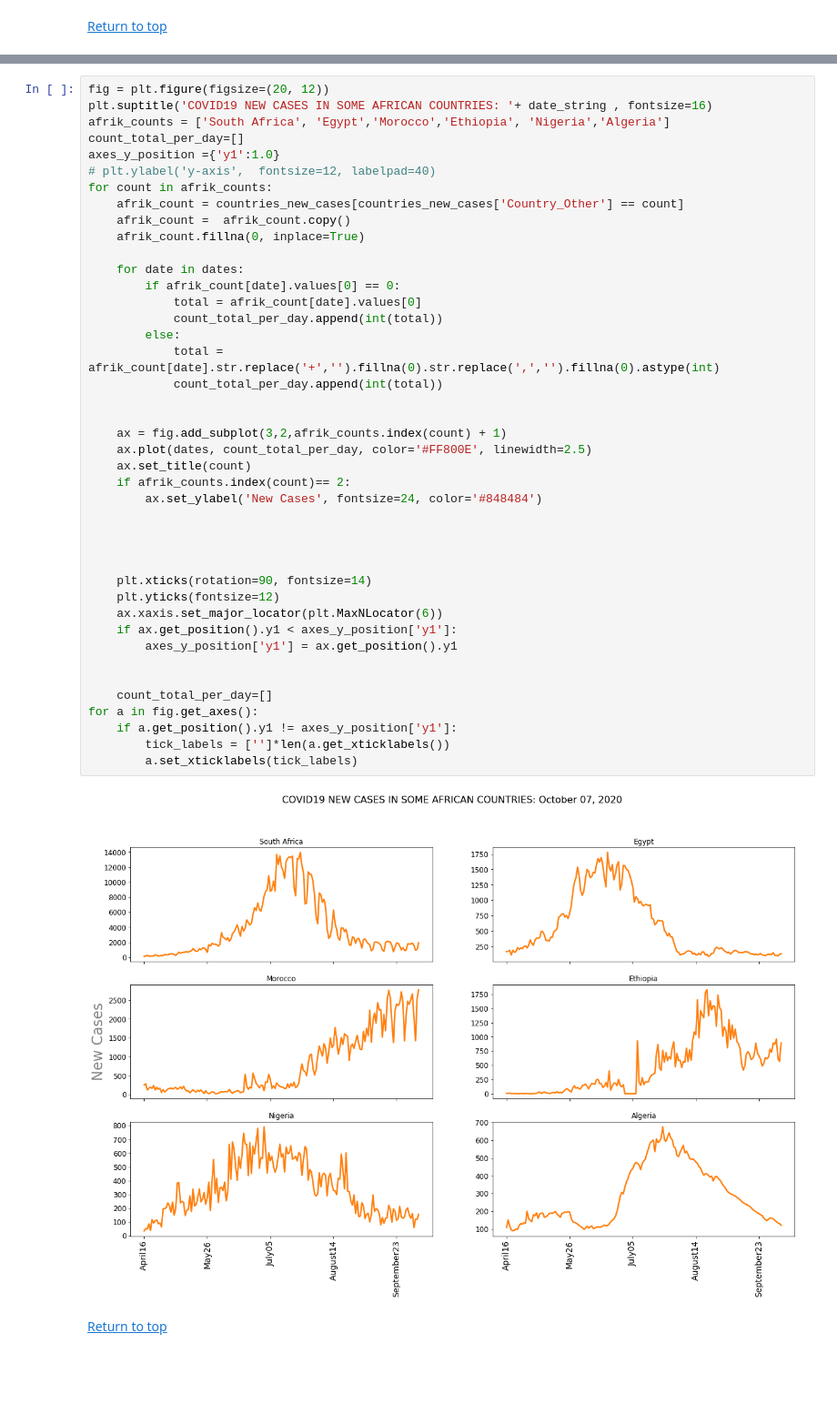
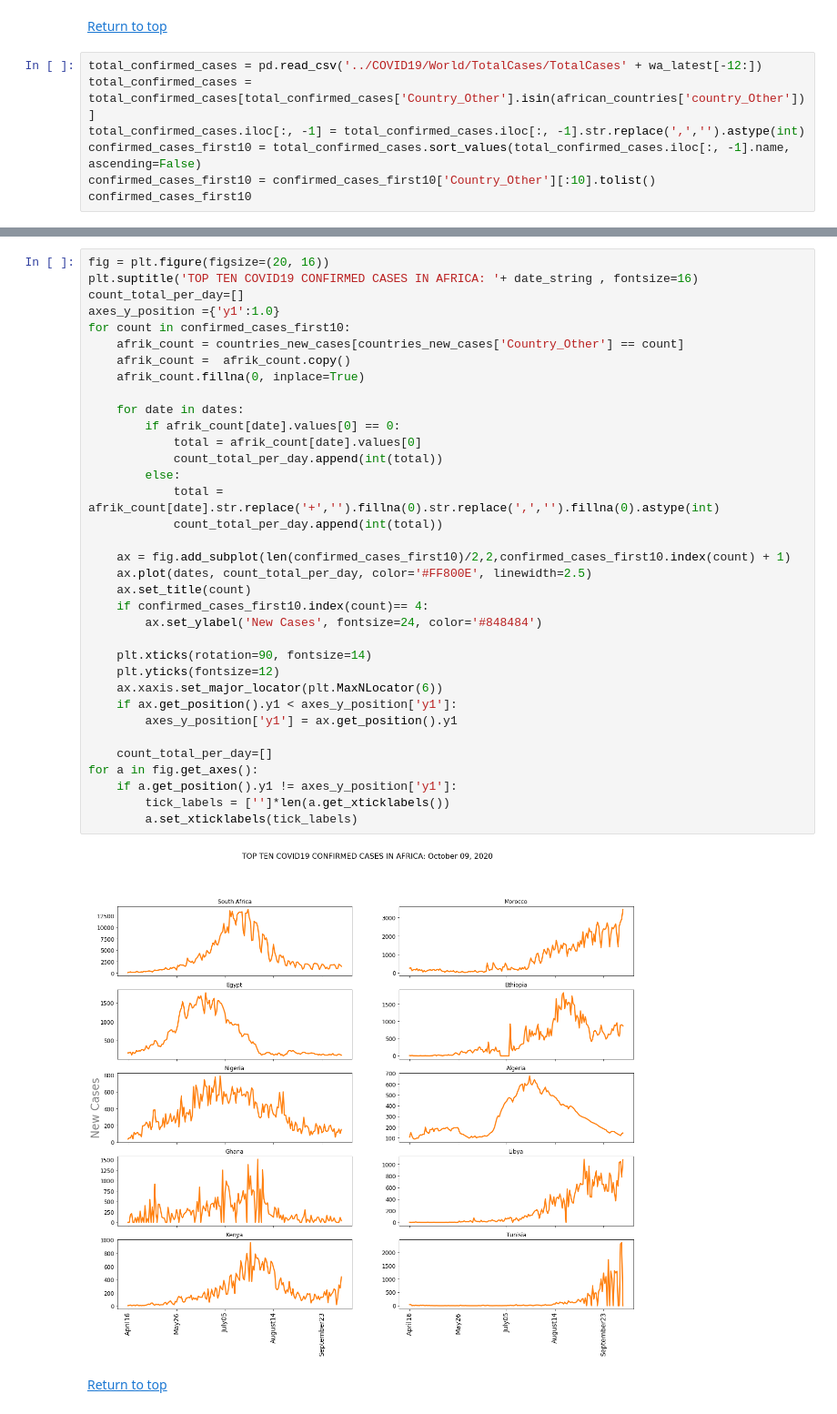
Before and after one commit to Ceenuggets/COVID19, a Jupyter notebook: COVID19_Africa.ipynb, the cells around one changed output, grey strips where cells are left out. Shown at 91% size. Cells and saved outputs as stored; diff of their text form; blank space fills up the shorter version.

Commit message:
COVID19 Update October 10, 2020

```diff
--- a/COVID19_Africa.ipynb
+++ b/COVID19_Africa.ipynb
@@ -605,3 +604,10 @@ fig.show()
 <a id='top_six'></a>
 # %% [markdown]
 [Return to top](#top)
+# %%
+total_confirmed_cases = pd.read_csv('../COVID19/World/TotalCases/TotalCases' + wa_latest[-12:])
+total_confirmed_cases = total_confirmed_cases[total_confirmed_cases['Country_Other'].isin(african_countries['country_Other'])]
+total_confirmed_cases.iloc[:, -1] = total_confirmed_cases.iloc[:, -1].str.replace(',','').astype(int)
+confirmed_cases_first10 = total_confirmed_cases.sort_values(total_confirmed_cases.iloc[:, -1].name, ascending=False)
+confirmed_cases_first10 = confirmed_cases_first10['Country_Other'][:10].tolist()
+confirmed_cases_first10
@@ -608,46 +625,39 @@ fig.show()
 # %%
-fig = plt.figure(figsize=(20, 12))
-plt.suptitle('COVID19 NEW CASES IN SOME AFRICAN COUNTRIES: '+ date_string , fontsize=16)
-afrik_counts = ['South Africa', 'Egypt','Morocco','Ethiopia', 'Nigeria','Algeria']
+fig = plt.figure(figsize=(20, 16))
+plt.suptitle('TOP TEN COVID19 CONFIRMED CASES IN AFRICA: '+ date_string , fontsize=16)
 count_total_per_day=[]
 axes_y_position ={'y1':1.0}
-# plt.ylabel('y-axis',  fontsize=12, labelpad=40)
-for count in afrik_counts:
+for count in confirmed_cases_first10:
     afrik_count = countries_new_cases[countries_new_cases['Country_Other'] == count]
     afrik_count =  afrik_count.copy()
     afrik_count.fillna(0, inplace=True)
 
     for date in dates:
         if afrik_count[date].values[0] == 0:
             total = afrik_count[date].values[0]
             count_total_per_day.append(int(total))
         else:
             total = afrik_count[date].str.replace('+','').fillna(0).str.replace(',','').fillna(0).astype(int)
             count_total_per_day.append(int(total))
 
-
-    ax = fig.add_subplot(3,2,afrik_counts.index(count) + 1)
+    ax = fig.add_subplot(len(confirmed_cases_first10)/2,2,confirmed_cases_first10.index(count) + 1)
     ax.plot(dates, count_total_per_day, color='#FF800E', linewidth=2.5)
     ax.set_title(count)
-    if afrik_counts.index(count)== 2:
+    if confirmed_cases_first10.index(count)== 4:
         ax.set_ylabel('New Cases', fontsize=24, color='#848484')
-
-
-
 
     plt.xticks(rotation=90, fontsize=14)
     plt.yticks(fontsize=12)
     ax.xaxis.set_major_locator(plt.MaxNLocator(6))
     if ax.get_position().y1 < axes_y_position['y1']:
         axes_y_position['y1'] = ax.get_position().y1
 
-
     count_total_per_day=[]
 for a in fig.get_axes():
     if a.get_position().y1 != axes_y_position['y1']:
         tick_labels = ['']*len(a.get_xticklabels())
         a.set_xticklabels(tick_labels)
 # %% [output]
-[figure, old version]
+[figure, new version]
 # %% [markdown]
 [Return to top](#top)
```
Also changed, not shown: parts of 16 cells of this notebook, 42 other files.
